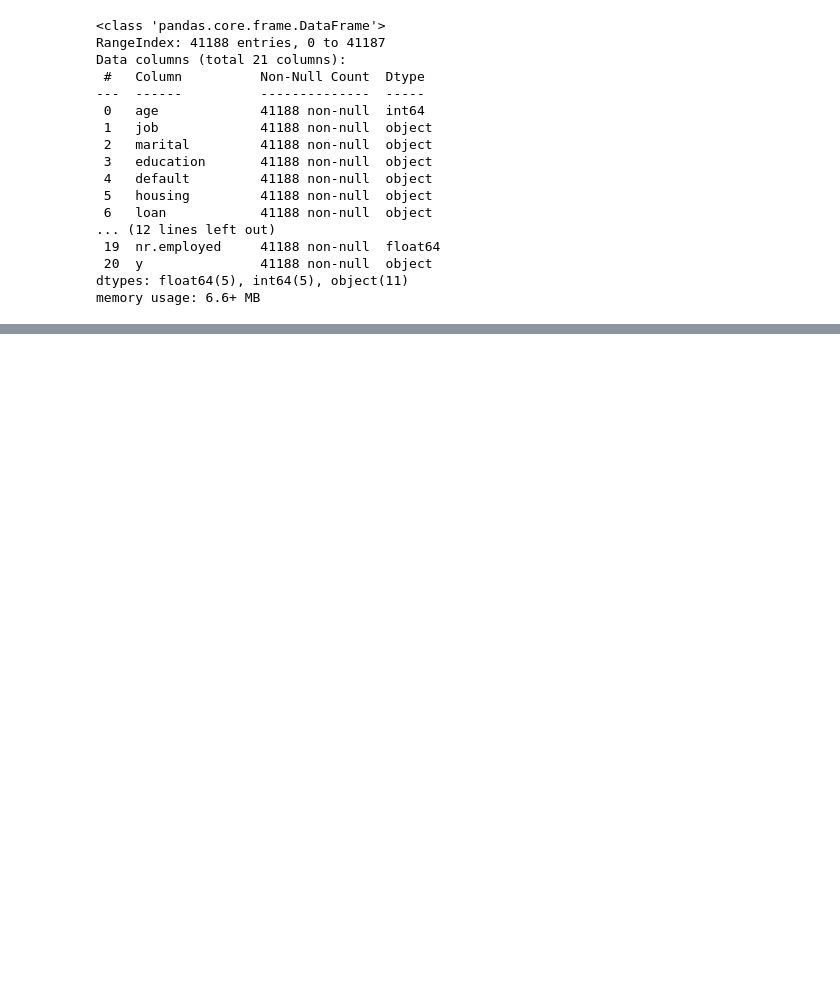
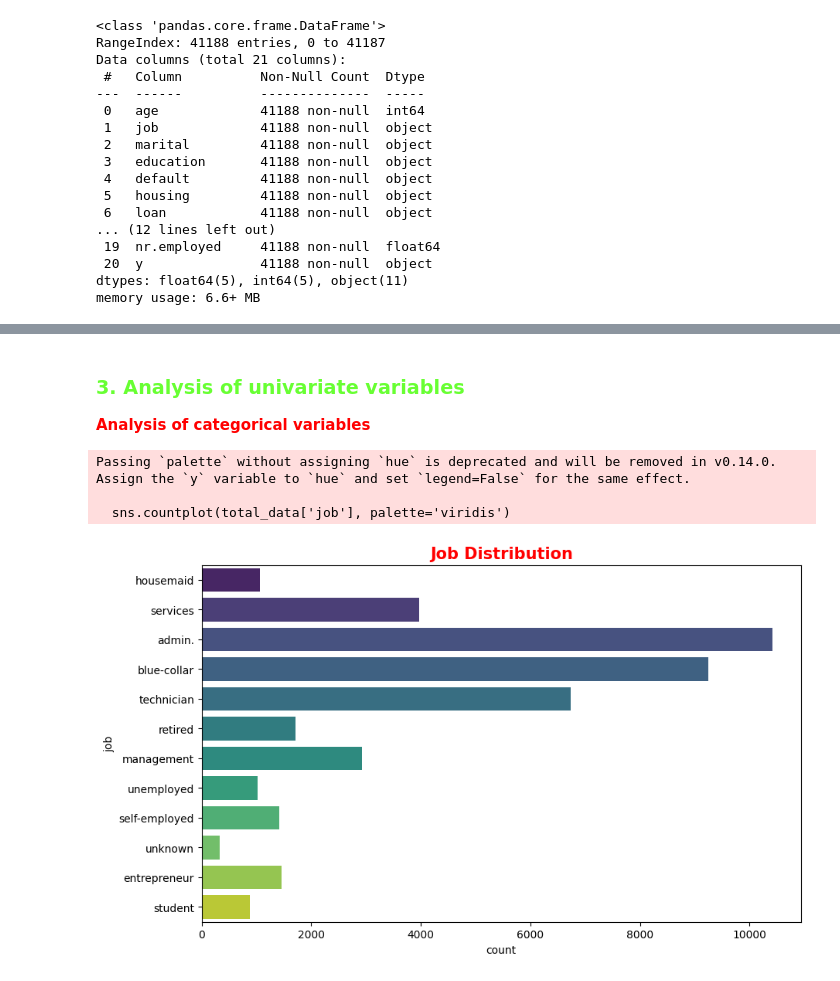
Before and after one commit to dorianDraper/logistic-regression-project, a Jupyter notebook: src/explore.ipynb, the cells around one changed output, grey strips where cells are left out. Cells and saved outputs as stored; diff of their text form; code cells hidden in the pictures; blank space fills up the shorter version.

```diff
--- a/src/explore.ipynb
+++ b/src/explore.ipynb
@@ -51,8 +53,0 @@ memory usage: 6.6+ MB
-# %%
-# check if there are duplicated rows
-total_data.duplicated()
-print('There are a total of', total_data.duplicated().sum(),'duplicated rows')
-total_data[total_data.duplicated(keep=False)]
-# remove the duplicated rows
-total_data = total_data.drop_duplicates()
-print('After we remove the duplicated ones the shape of the data is', total_data.shape)
@@ -80,0 +60,4 @@ The categorical columns are: ['day_of_week', 'month', 'default', 'loan', 'housin
+# %%
+# Check if there are duplicates
+total_data = total_data.drop_duplicates().reset_index(drop=True)
+total_data.head()
@@ -100,3 +90,7 @@ euribor3m         0
 nr.employed       0
 y                 0
 dtype: int64
+# %%
+# Eliminate irrelevant columns: 'contact', 'day_of_week', 'duration', 'campaign', 'pdays', 'previous', 'month'
+total_data = total_data.drop(['contact', 'day_of_week', 'duration', 'campaign', 'pdays', 'previous', 'month'], axis=1)
+total_data.head()
@@ -102,0 +104,17 @@ dtype: int64
+# %% [markdown]
+<h3 id="step3" style="font-family: Comic Sans MS; color: #68FF33">3. Analysis of univariate variables</h3>
+<strong><span style="color: red">Analysis of categorical variables</span></strong>
+# %%
+import matplotlib.pyplot as plt
+import seaborn as sns
+
+# Plot the distribution of the job column
+plt.figure(figsize=(10, 6))
+sns.countplot(total_data['job'], palette='viridis')
+plt.title('Job Distribution', color='r', fontweight='bold', fontsize=15)
+plt.show()
+# %% [output]
+Passing `palette` without assigning `hue` is deprecated and will be removed in v0.14.0. Assign the `y` variable to `hue` and set `legend=False` for the same effect.
+
+  sns.countplot(total_data['job'], palette='viridis')
+[figure, added]
```
Also changed, not shown: parts of 26 cells of this notebook.
